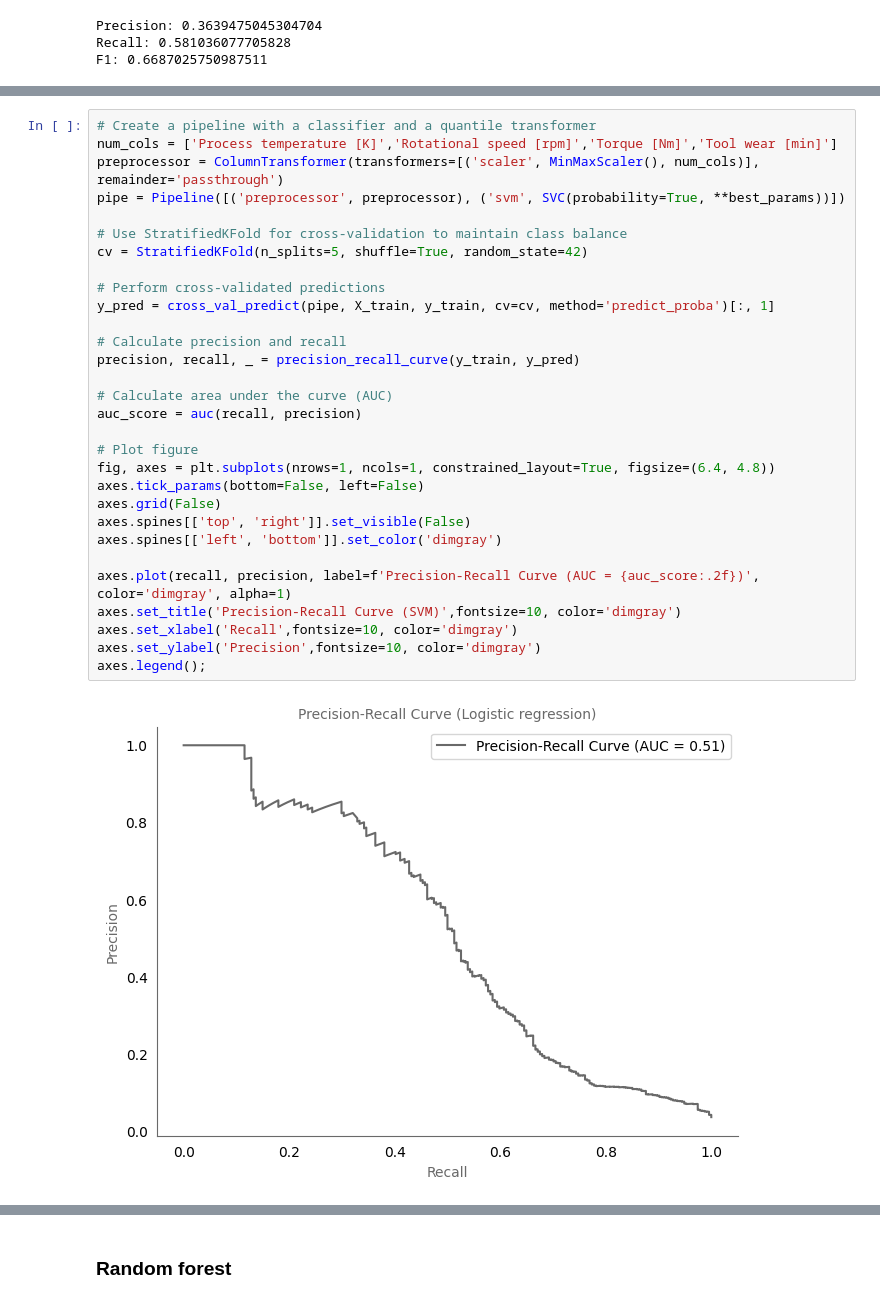
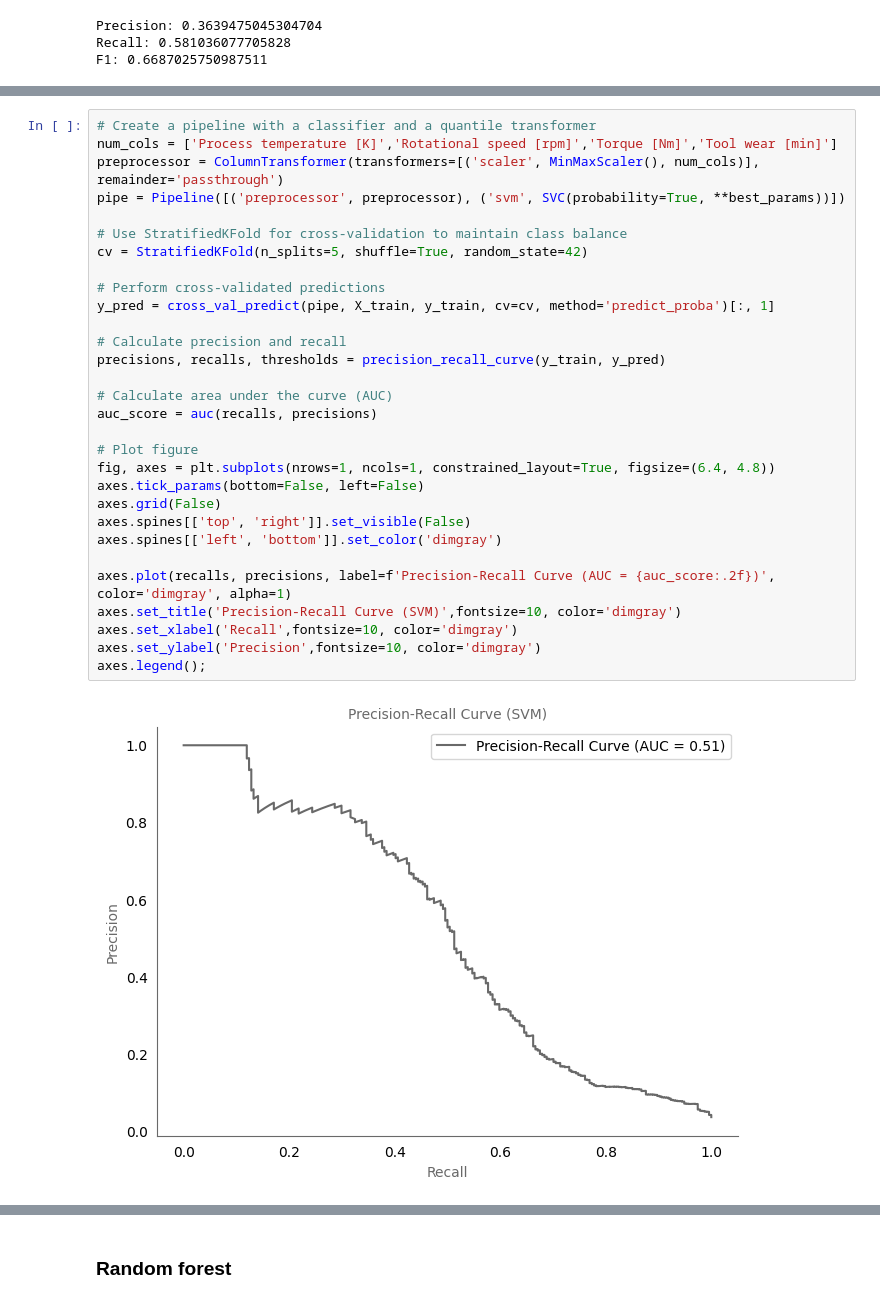
Before and after one commit to earth1987/machine-failure, a Jupyter notebook: notebooks/predicting_failure.ipynb, the cells around one changed output, grey strips where cells are left out. Saved outputs shown, nothing was run; the diff lists cells and outputs as text.

```diff
--- a/notebooks/predicting_failure.ipynb
+++ b/notebooks/predicting_failure.ipynb
@@ -704,32 +814,32 @@ F1: 0.6687025750987511
 # %%
 # Create a pipeline with a classifier and a quantile transformer
 num_cols = ['Process temperature [K]','Rotational speed [rpm]','Torque [Nm]','Tool wear [min]']
 preprocessor = ColumnTransformer(transformers=[('scaler', MinMaxScaler(), num_cols)], remainder='passthrough')
 pipe = Pipeline([('preprocessor', preprocessor), ('svm', SVC(probability=True, **best_params))])
 
 # Use StratifiedKFold for cross-validation to maintain class balance
 cv = StratifiedKFold(n_splits=5, shuffle=True, random_state=42)
 
 # Perform cross-validated predictions
 y_pred = cross_val_predict(pipe, X_train, y_train, cv=cv, method='predict_proba')[:, 1]
 
 # Calculate precision and recall
-precision, recall, _ = precision_recall_curve(y_train, y_pred)
+precisions, recalls, thresholds = precision_recall_curve(y_train, y_pred)
 
 # Calculate area under the curve (AUC)
-auc_score = auc(recall, precision)
+auc_score = auc(recalls, precisions)
 
 # Plot figure
 fig, axes = plt.subplots(nrows=1, ncols=1, constrained_layout=True, figsize=(6.4, 4.8))
 axes.tick_params(bottom=False, left=False)
 axes.grid(False)
 axes.spines[['top', 'right']].set_visible(False)
 axes.spines[['left', 'bottom']].set_color('dimgray')
 
-axes.plot(recall, precision, label=f'Precision-Recall Curve (AUC = {auc_score:.2f})', color='dimgray', alpha=1)
+axes.plot(recalls, precisions, label=f'Precision-Recall Curve (AUC = {auc_score:.2f})', color='dimgray', alpha=1)
 axes.set_title('Precision-Recall Curve (SVM)',fontsize=10, color='dimgray')
 axes.set_xlabel('Recall',fontsize=10, color='dimgray')
 axes.set_ylabel('Precision',fontsize=10, color='dimgray')
 axes.legend();
 # %% [output]
-[figure, old version]
+[figure, new version]
```
Also changed, not shown: parts of 45 cells of this notebook.
